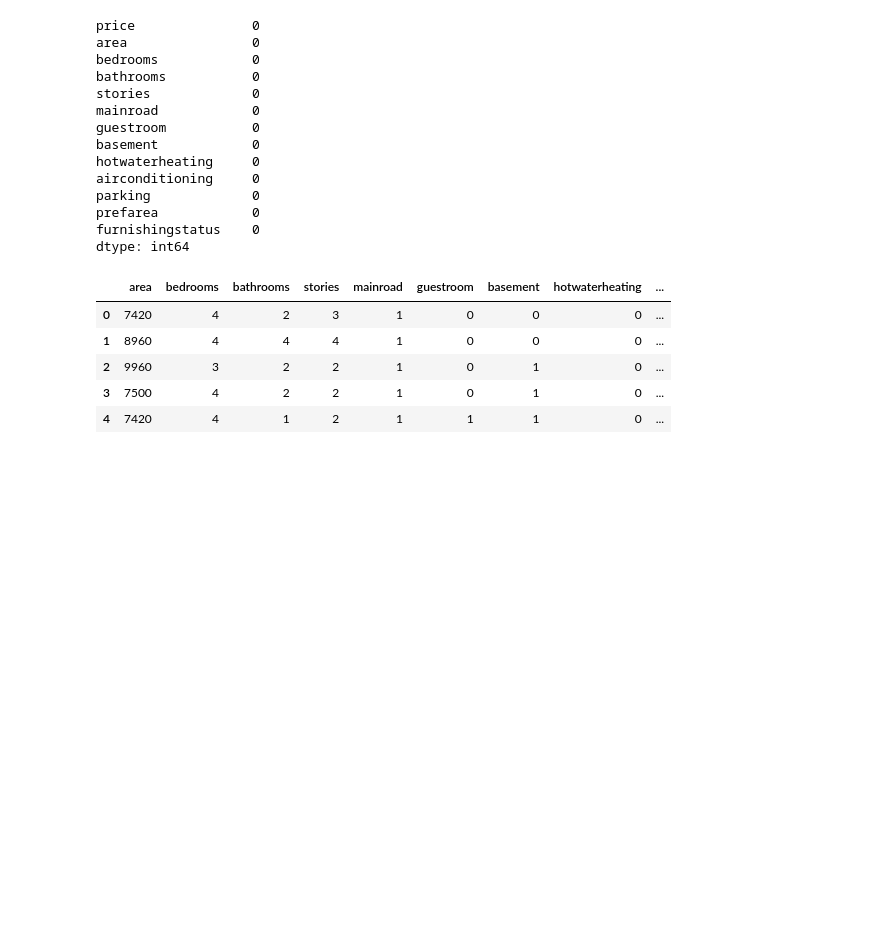
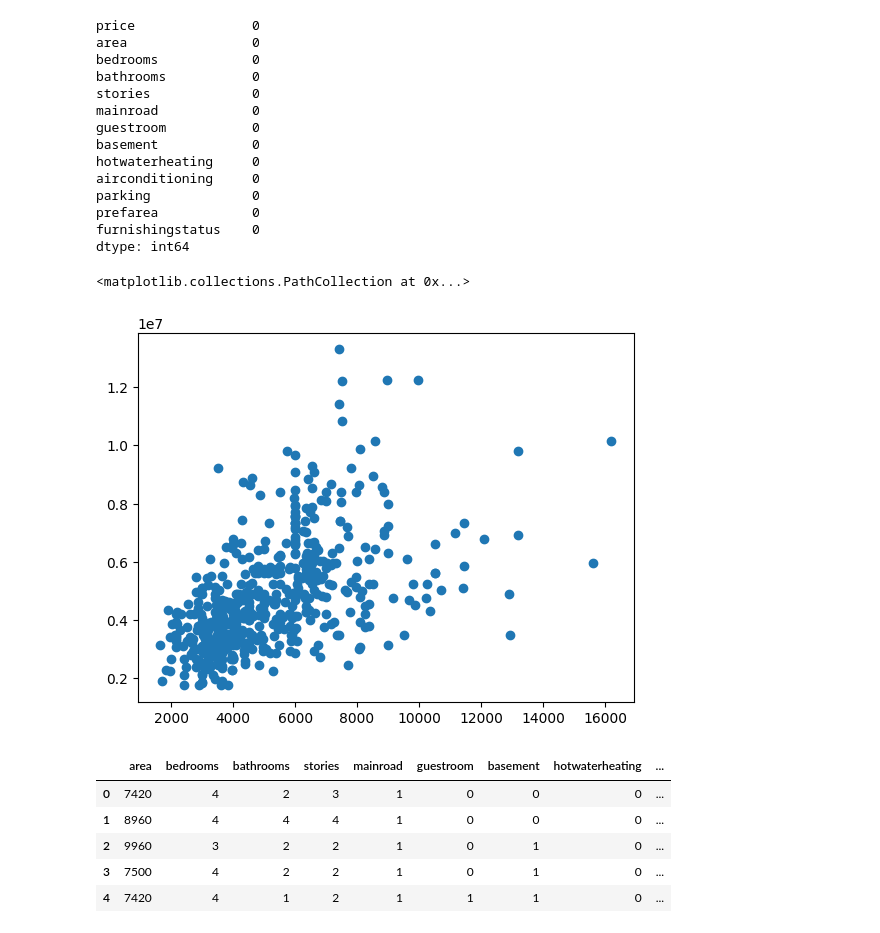
Before and after one commit to ayushjaswal/House_pricing_predictor, a Jupyter notebook: notebook/notebook.ipynb, the cells around one changed output. Cells and saved outputs as stored; diff of their text form; code cells hidden in the pictures; blank space fills up the shorter version.

```diff
--- a/notebook/notebook.ipynb
+++ b/notebook/notebook.ipynb
@@ -37,6 +37,11 @@ X[varlist] = X[varlist].apply(binary_map)
 X['furnished'] = 0
 X['semi-furnished'] = 0
 X['unfurnished'] = 0
+# %%
+plt.scatter(X['area'], y)
+# %% [output]
+<matplotlib.collections.PathCollection at 0x...>
+[figure, added]
 # %%
 def allocate_furnishing_status(row):
     status = row['furnishingstatus']
```
Also changed, not shown: parts of 4 cells of this notebook, 2 other files.
